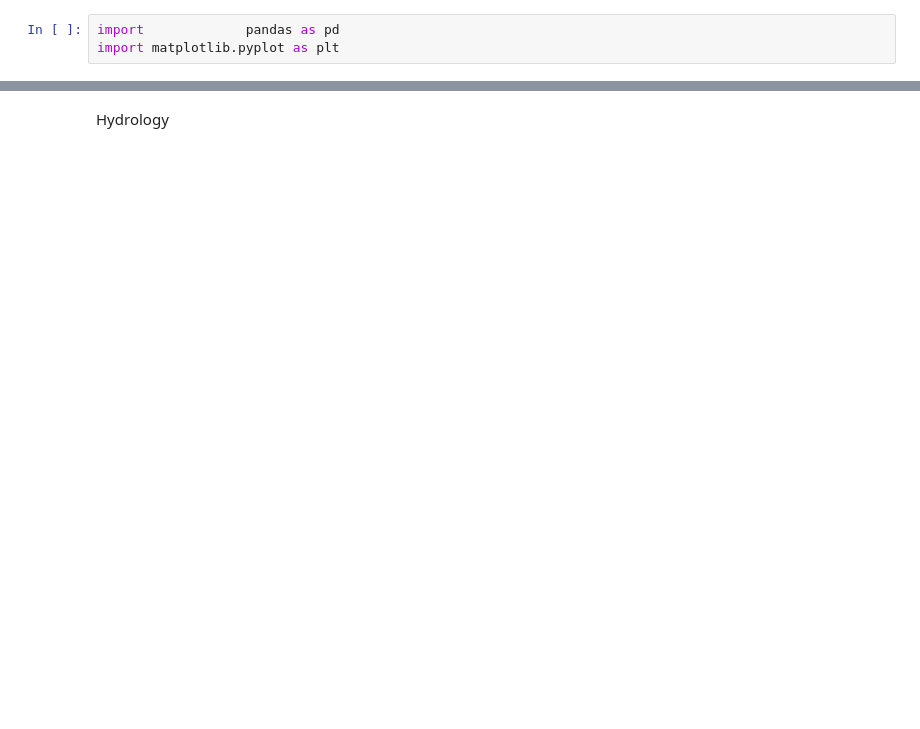
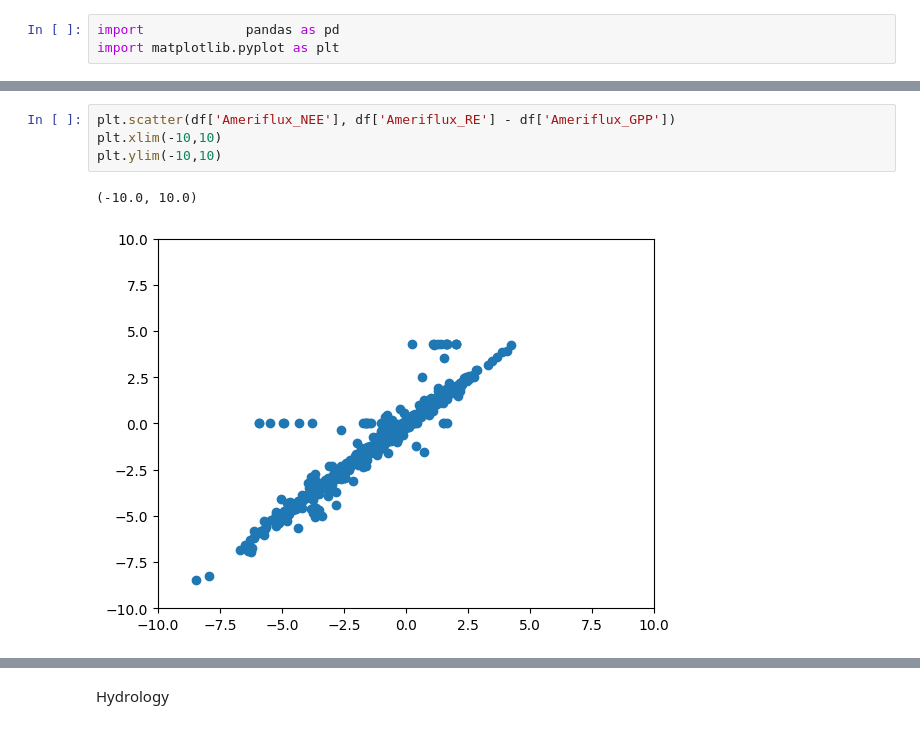
Before and after one commit to ShashankAnand1996/Soil-Respiration-Across-Scales, a Jupyter notebook: analysis.ipynb, the cells around one changed output, grey strips where cells are left out. Saved outputs shown, nothing was run; the diff lists cells and outputs as text; blank space fills up the shorter version.

```diff
--- a/analysis.ipynb
+++ b/analysis.ipynb
@@ -17,3 +17,10 @@ Original df shape: (1560, 16)
 | 2 | ABBY | US-xAB | 2019 | 3 | 274.517711 | 1 | 0.588750 | NaN | NaN | ... |
 | 3 | ABBY | US-xAB | 2019 | 4 | 239.743986 | 1 | 0.370000 | NaN | NaN | ... |
 | 4 | ABBY | US-xAB | 2019 | 5 | 371.709899 | 1 | 0.695000 | NaN | NaN | ... |
+# %%
+plt.scatter(df['Ameriflux_NEE'], df['Ameriflux_RE'] - df['Ameriflux_GPP'])
+plt.xlim(-10,10)
+plt.ylim(-10,10)
+# %% [output]
+(-10.0, 10.0)
+[figure, added]
```
Also changed, not shown: parts of 6 cells of this notebook.
